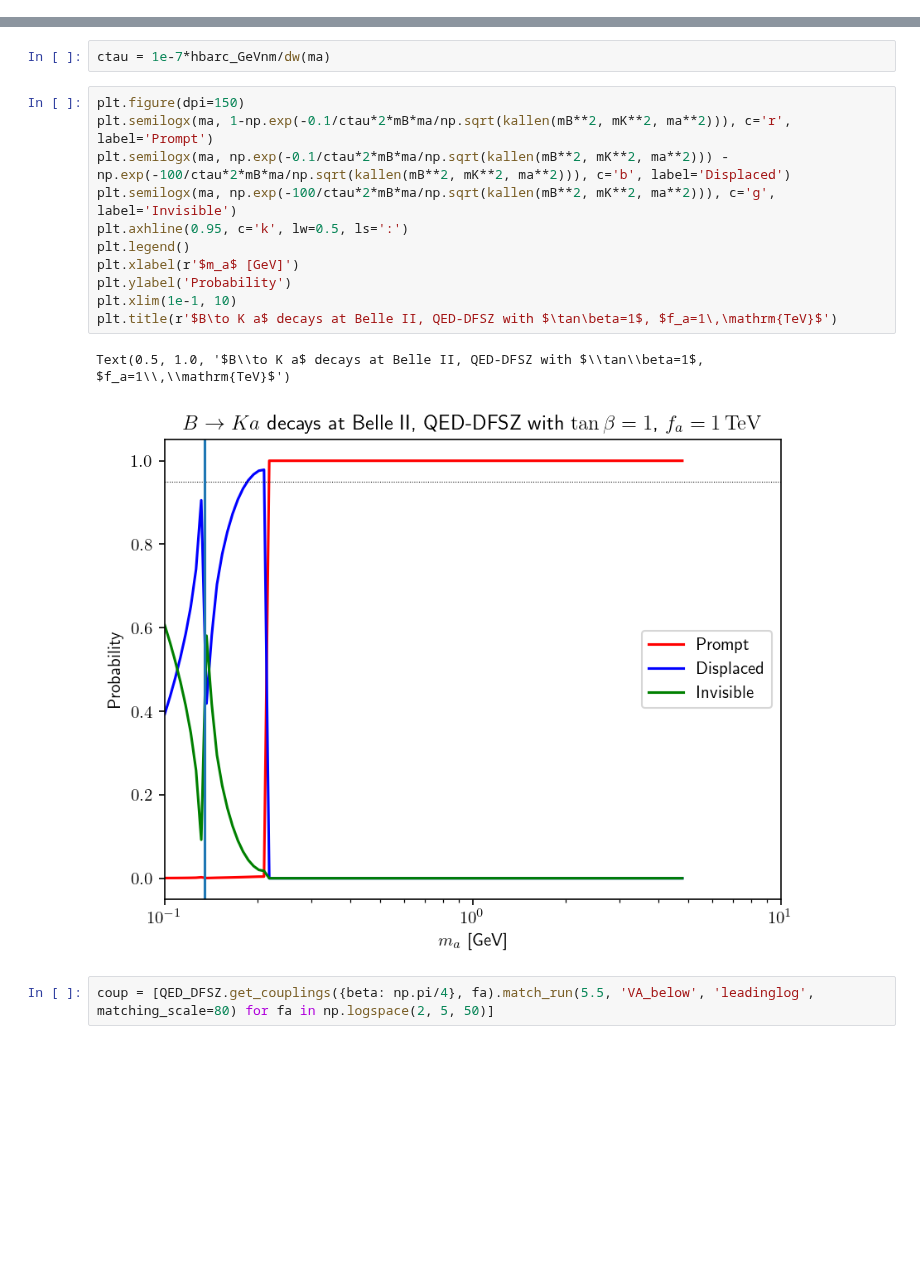
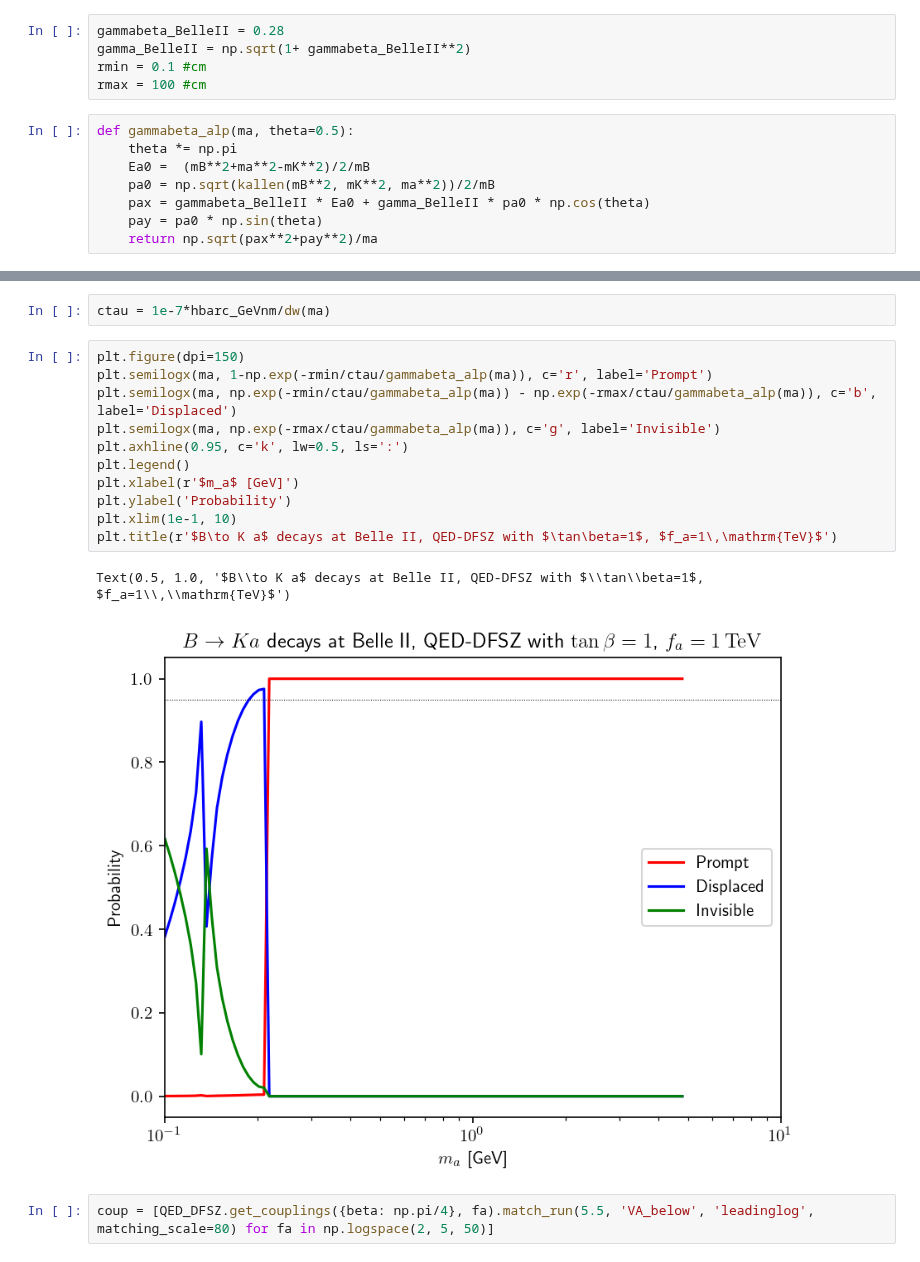
Before and after one commit to alp-aca/alp-aca, a Jupyter notebook: tutorials/05_decaytype.ipynb, the cells around one changed output, grey strips where cells are left out. Saved outputs shown, nothing was run; the diff lists cells and outputs as text; blank space fills up the shorter version.

```diff
--- a/tutorials/05_decaytype.ipynb
+++ b/tutorials/05_decaytype.ipynb
@@ -29,0 +9,13 @@ Text(0.5, 1.0, '$B\\to K a$ decays at Belle II')
+# %%
+gammabeta_BelleII = 0.28
+gamma_BelleII = np.sqrt(1+ gammabeta_BelleII**2)
+rmin = 0.1 #cm
+rmax = 100 #cm
+# %%
+def gammabeta_alp(ma, theta=0.5):
+    theta *= np.pi
+    Ea0 =  (mB**2+ma**2-mK**2)/2/mB
+    pa0 = np.sqrt(kallen(mB**2, mK**2, ma**2))/2/mB
+    pax = gammabeta_BelleII * Ea0 + gamma_BelleII * pa0 * np.cos(theta)
+    pay = pa0 * np.sin(theta)
+    return np.sqrt(pax**2+pay**2)/ma
@@ -49,18 +87,18 @@ dw = np.vectorize(lambda ma: total_decay_width(ma, couplings, 1000, integrator='
 ctau = 1e-7*hbarc_GeVnm/dw(ma)
 # %%
 plt.figure(dpi=150)
-plt.semilogx(ma, 1-np.exp(-0.1/ctau*2*mB*ma/np.sqrt(kallen(mB**2, mK**2, ma**2))), c='r', label='Prompt')
-plt.semilogx(ma, np.exp(-0.1/ctau*2*mB*ma/np.sqrt(kallen(mB**2, mK**2, ma**2))) - np.exp(-100/ctau*2*mB*ma/np.sqrt(kallen(mB**2, mK**2, ma**2))), c='b', label='Displaced')
-plt.semilogx(ma, np.exp(-100/ctau*2*mB*ma/np.sqrt(kallen(mB**2, mK**2, ma**2))), c='g', label='Invisible')
+plt.semilogx(ma, 1-np.exp(-rmin/ctau/gammabeta_alp(ma)), c='r', label='Prompt')
+plt.semilogx(ma, np.exp(-rmin/ctau/gammabeta_alp(ma)) - np.exp(-rmax/ctau/gammabeta_alp(ma)), c='b', label='Displaced')
+plt.semilogx(ma, np.exp(-rmax/ctau/gammabeta_alp(ma)), c='g', label='Invisible')
 plt.axhline(0.95, c='k', lw=0.5, ls=':')
 plt.legend()
 plt.xlabel(r'$m_a$ [GeV]')
 plt.ylabel('Probability')
 plt.xlim(1e-1, 10)
 plt.title(r'$B\to K a$ decays at Belle II, QED-DFSZ with $\tan\beta=1$, $f_a=1\,\mathrm{TeV}$')
 # %% [output]
 Text(0.5, 1.0, '$B\\to K a$ decays at Belle II, QED-DFSZ with $\\tan\\beta=1$, $f_a=1\\,\\mathrm{TeV}$')
-[figure, old version]
+[figure, new version]
 # %%
 coup = [QED_DFSZ.get_couplings({beta: np.pi/4}, fa).match_run(5.5, 'VA_below', 'leadinglog', matching_scale=80) for fa in np.logspace(2, 5, 50)]
 # %%
```
Also changed, not shown: parts of 11 cells of this notebook.
